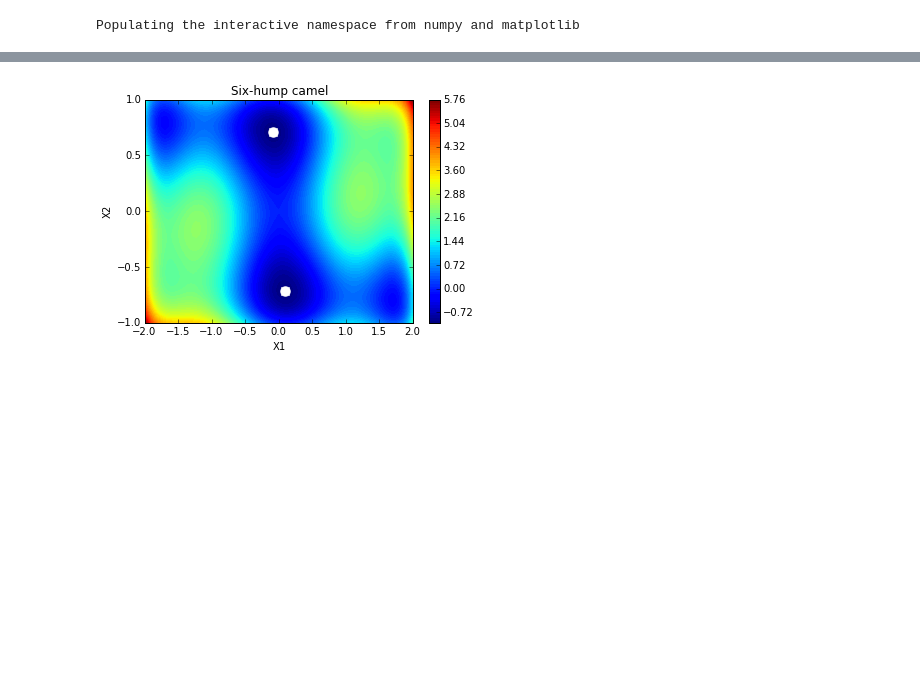
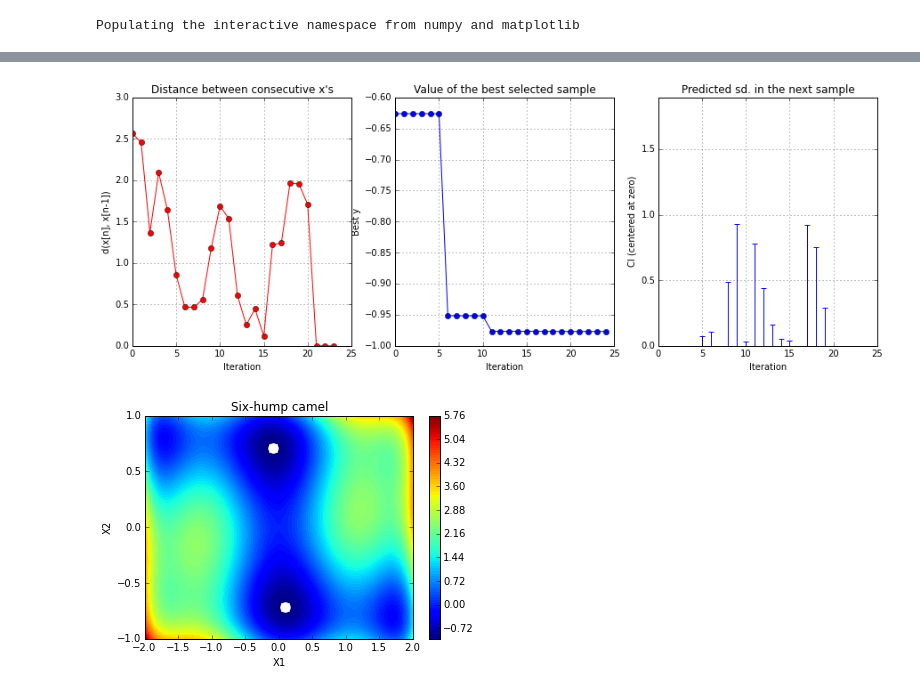
Before and after one commit to SheffieldML/GPyOpt, a Jupyter notebook: manual/general GPyOPt use.ipynb, the cells around one changed output, grey strips where cells are left out. Saved outputs shown, nothing was run; the diff lists cells and outputs as text; code cells hidden in the pictures; blank space fills up the shorter version.

```diff
--- a/manual/general GPyOPt use.ipynb
+++ b/manual/general GPyOPt use.ipynb
@@ -37,3 +39,7 @@ bo.plot_acquisition()
+# %%
+bo.plot_convergence()
+# %% [output]
+[figure, added]
 # %%
 func.plot()
 # %% [output]
```
Also changed, not shown: parts of 5 cells of this notebook, 4 other files.
